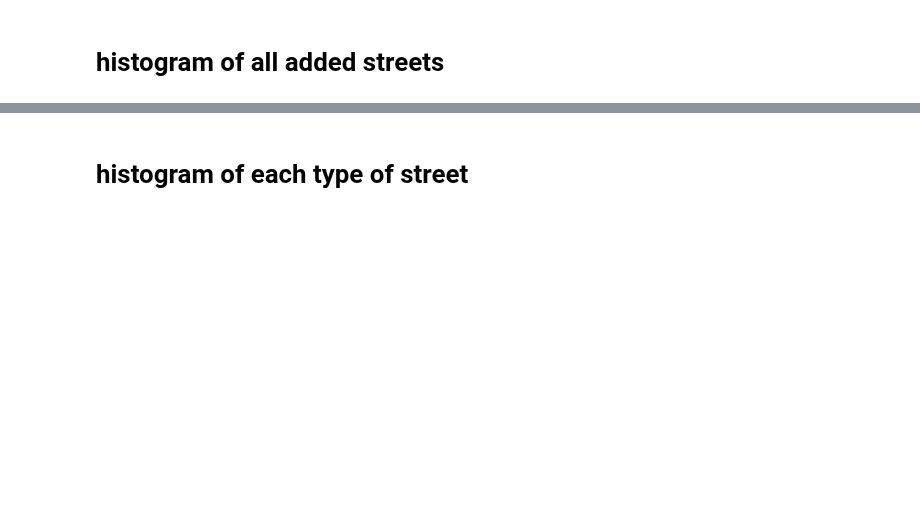
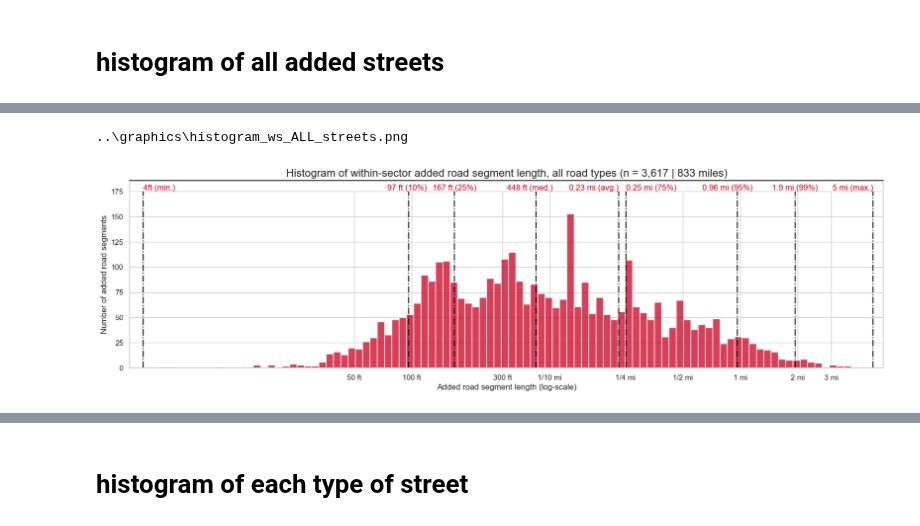
Before and after one commit to mike-babb/seattle_streets, a Jupyter notebook: code/step_05_prepare_graphs_and_stats.ipynb, the cells around one changed output, grey strips where cells are left out. Cells and saved outputs as stored; diff of their text form; code cells hidden in the pictures; blank space fills up the shorter version.

```diff
--- a/code/step_05_prepare_graphs_and_stats.ipynb
+++ b/code/step_05_prepare_graphs_and_stats.ipynb
@@ -500,12 +623,27 @@ ds_df['dist_feet'] = ds_df['dist_miles'] * 5280
 # %%
-# this the horizontal alignment of each piece of added text
-ds_df['text_ha'] = ['left', 'right',  'center', 'right', 'right', 'left', 'center', 'center', 'right']
+# this is the horizontal alignment of each piece of added text
+ss_2_text_ha = ['left', 'center',  'center', 'right', 'right', 'left', 'center', 'center', 'right']
+ss_3_text_ha = ['left', 'right',  'center', 'right', 'right', 'left', 'center', 'center', 'right']
+
+text_ha = ss_2_text_ha[:]
+text_ha.extend(ss_3_text_ha)
+ds_df['text_ha'] = text_ha
 # %%
 # the text labels to add
-ds_df['text'] = ['4ft (min.)', '99 ft (10%)', '172 ft (25%)', '443 ft (med.)', '0.23 mi (avg.)', '0.25 mi (75%)', '0.96 mi (95%)','1.8 mi (99%)', '5 mi (max.)']
+ss_2_text = ['4ft (min.)', '97 ft (10%)', '167 ft (25%)', '448 ft (med.)', '0.23 mi (avg.)', '0.25 mi (75%)', '0.96 mi (95%)', '1.9 mi (99%)', '5 mi (max.)']
+ss_3_text = ['42ft (min.)', '557 ft (10%)', '0.47 mi (25%)', '1.1 mi (med.)', '2.0 mi (avg.)', '2.7 mi (75%)', '6.7 mi (95%)', '10.7 mi (99%)', '11 mi (max.)']
+
+text_labels = ss_2_text[:]
+text_labels.extend(ss_3_text)
+ds_df['text'] = text_labels
 # %%
 # jitter each piece of text by a small amount left or right
-ds_df['text_jitter'] = [0, .001, 0, .09, 0, 0, -.05, 0, 0]
+ss_2_text_jitter = [0, -.01, 0, .09, 0, 0, -.05, 0, 0]
+ss_3_text_jitter = [0, .001, 0, .09, 0, 0, -.05, 0, 0]
+text_jitter = ss_2_text_jitter[:]
+text_jitter.extend(ss_3_text_jitter)
+
+ds_df['text_jitter'] = text_jitter
 # %%
 # the horizontal position is created from the distance in miles and the text jitter
 ds_df['text_x_pos'] = ds_df['dist_miles_log'] + ds_df['text_jitter']
@@ -516,12 +664,14 @@ wms_gdf.head()
 # %%
-# compute the histogram of the added distribution
+# compute the histogram of the added distribution - for within-sector added streets
+working_wms_gdf = wms_gdf.loc[wms_gdf['street_status'] == 2, :]
+w_ds_df = ds_df.loc[ds_df['street_status'] == 2, :]
 sns.set_theme(style = "whitegrid")
 f, ax = plt.subplots(figsize = (20, 5))
 
 ax.set_ylim(0, 185.6)
 ax.set_xlim(-3.2, .75)
 
-my_plot = sns.histplot(data = wms_gdf, x = 'dist_miles_log',
+my_plot = sns.histplot(data = working_wms_gdf, x = 'dist_miles_log',
                       color='#ca0020', bins = 100)
 
 # set the top part of the plot frame - the spine - to black
@@ -534,45 +684,47 @@ my_plot.set_yticks(ticks = y_ticks)
 my_plot.set_yticklabels(labels = y_tick_labels_formatted, rotation=0)
 
 # total added streets
-n_added = wms_gdf.shape[0]
+n_added = working_wms_gdf.shape[0]
 n_added =  f"{n_added:,}"
 
-tot_miles = wms_gdf['dist_miles'].sum()
+tot_miles = working_wms_gdf['dist_miles'].sum()
 tot_miles = f"{int(round(tot_miles, 0)):,}"
 
-my_title = "Histogram of added road segment length, all road types (n = {} | {} miles)".format(n_added, tot_miles)
+my_title = "Histogram of within-sector added road segment length, all road types (n = {} | {} miles)".format(n_added, tot_miles)
 
 plt.title(label = my_title, fontsize = 16)
 plt.xlabel(xlabel = 'Added road segment length (log-scale)')
-plt.ylabel(ylabel = "Number of misssing road segments")
+plt.ylabel(ylabel = "Number of added road segments")
 
 # x tick positions
 x_tick_labels = [50 / 5280, 100 / 5280, 300 / 5280, .1, .25, .5, 1, 2, 3]
 x_ticks = [np.log10(xtl) for xtl in x_tick_labels]
 
 # x tick labels
 x_tick_label_text = ['50 ft', '100 ft', '300 ft',  '1/10 mi', '1/4 mi', '1/2 mi', '1 mi', '2 mi', '3 mi']
-
 
 my_plot.set_xticks(ticks = x_ticks)
 my_plot.set_xticklabels(labels = x_tick_label_text, rotation=0)
 
 # white out the top portion of the ticks
 for xt in x_ticks:
     my_plot.vlines(x = xt, ymin = 175, ymax = 185, color = 'white', linestyles = 'solid', linewidth = 2)
 
 # add vertical lines at some descriptive statistics points
-my_plot.vlines(x = ds_df['dist_miles_log'], ymin = 0, ymax = 175, color = ds_df['color_list'], linestyles = 'dashdot')
+my_plot.vlines(x = w_ds_df['dist_miles_log'], ymin = 0, ymax = 175, color = w_ds_df['color_list'], linestyles = 'dashdot')
 
 # add text for the descriptive stats
-for ir, row in ds_df.iterrows():
+for ir, row in w_ds_df.iterrows():
     my_plot.text(x = row['text_x_pos'], y = 176, s = row['text'], horizontalalignment = row['text_ha'], color = '#ca0020')
 
-output_file_name = '..\\graphics\\histogram_ALL_streets.png'
+output_file_name = '..\\graphics\\histogram_ws_ALL_streets.png'
 output_file_name = os.path.normpath(output_file_name)
 print(output_file_name)
 my_plot.get_figure().savefig(fname = output_file_name)
 plt.show()
+# %% [output]
+..\graphics\histogram_ws_ALL_streets.png
+[figure, added]
 # %%
 # and there you have it... most added streets are short.
 # 75% of all added streets are 0.25 miles or less.
```
Also changed, not shown: parts of 65 cells of this notebook, 31 other files.
